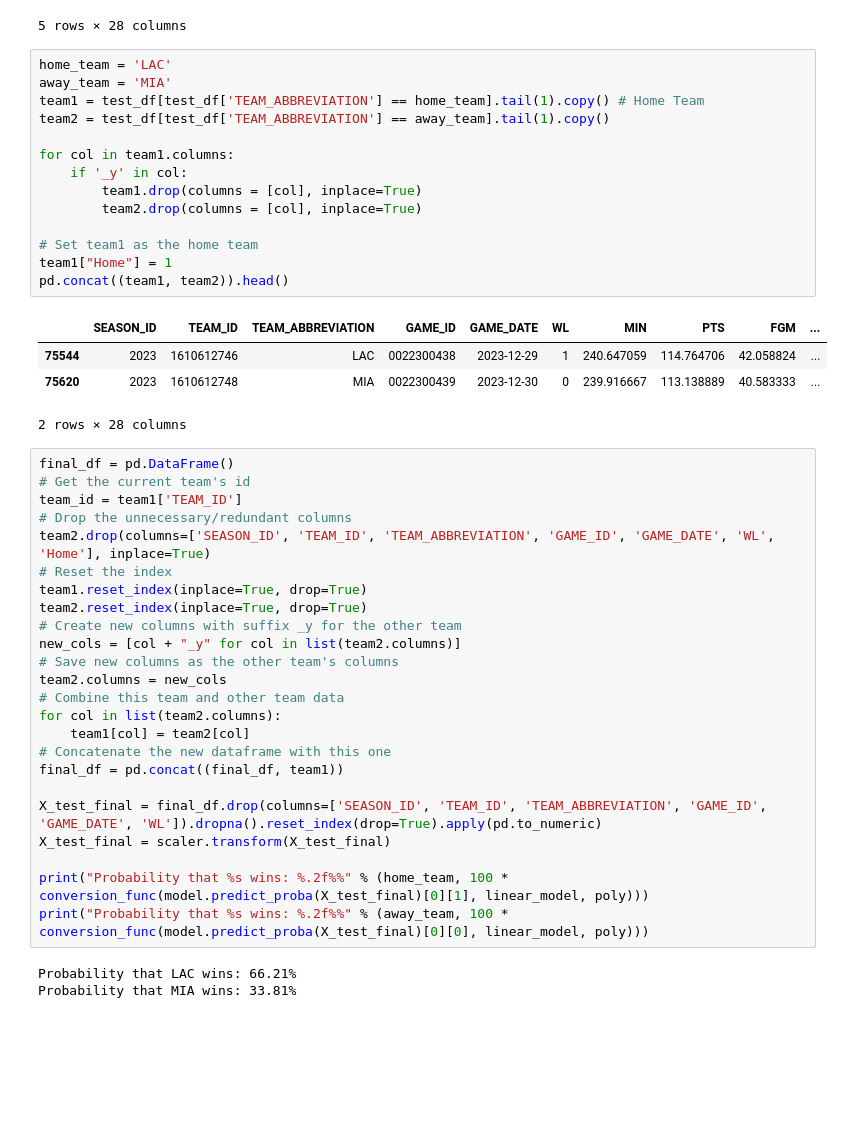
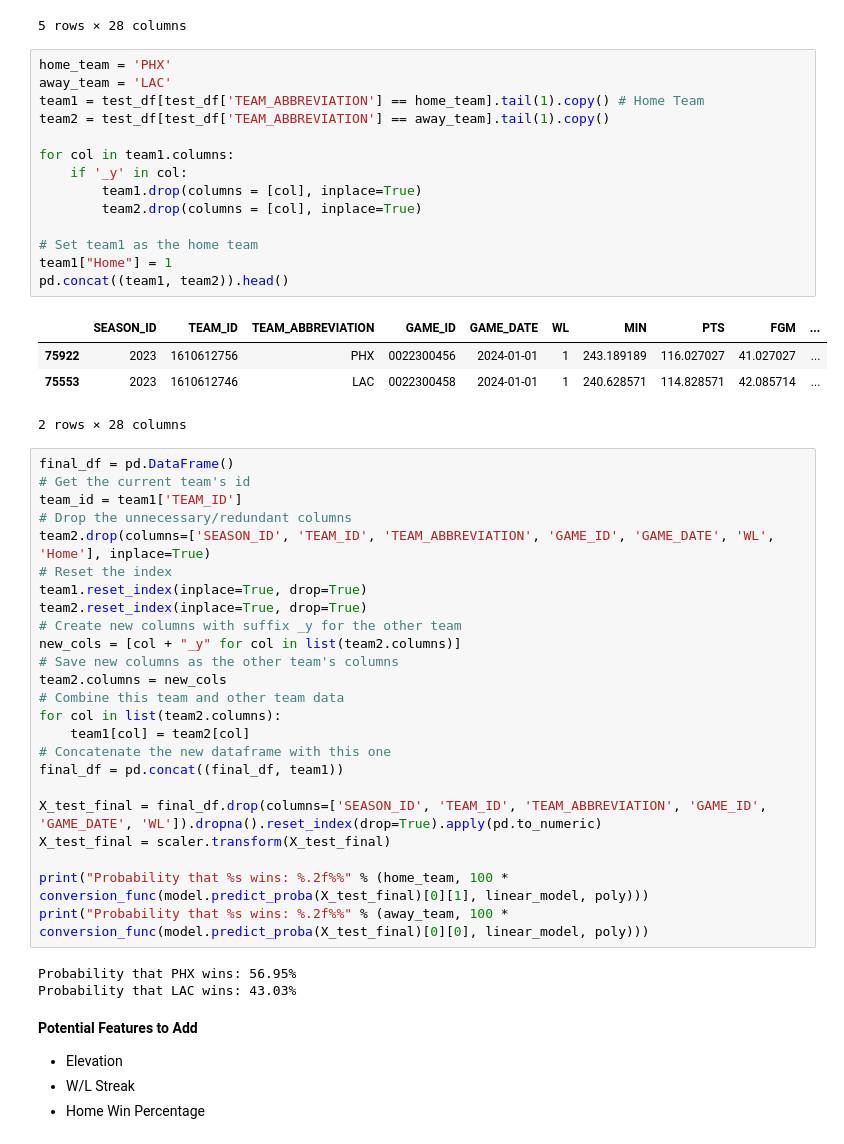
Before and after one commit to atticusdrex/nba-moneyline, a Jupyter notebook: ResearchNotebook.ipynb, the cells around one changed output. Cells and saved outputs as stored; diff of their text form; blank space fills up the shorter version.

```diff
--- a/ResearchNotebook.ipynb
+++ b/ResearchNotebook.ipynb
@@ -257,23 +257,23 @@ test_df.head()
 | 75190 | 2023 | 1610612737 | ATL | 0022300063 | 2023-10-25 | 0 | 239.400000 | 107.80 | 39.200000 | ... |
 5 rows × 28 columns
 # %%
-home_team = 'LAC'
-away_team = 'MIA'
+home_team = 'PHX'
+away_team = 'LAC'
 team1 = test_df[test_df['TEAM_ABBREVIATION'] == home_team].tail(1).copy() # Home Team
 team2 = test_df[test_df['TEAM_ABBREVIATION'] == away_team].tail(1).copy()
 
 for col in team1.columns:
     if '_y' in col:
         team1.drop(columns = [col], inplace=True)
         team2.drop(columns = [col], inplace=True)
 
 # Set team1 as the home team
 team1["Home"] = 1
 pd.concat((team1, team2)).head()
 # %% [output]
 |  | SEASON_ID | TEAM_ID | TEAM_ABBREVIATION | GAME_ID | GAME_DATE | WL | MIN | PTS | FGM | ... |
-| 75544 | 2023 | 1610612746 | LAC | 0022300438 | 2023-12-29 | 1 | 240.647059 | 114.764706 | 42.058824 | ... |
-| 75620 | 2023 | 1610612748 | MIA | 0022300439 | 2023-12-30 | 0 | 239.916667 | 113.138889 | 40.583333 | ... |
+| 75922 | 2023 | 1610612756 | PHX | 0022300456 | 2024-01-01 | 1 | 243.189189 | 116.027027 | 41.027027 | ... |
+| 75553 | 2023 | 1610612746 | LAC | 0022300458 | 2024-01-01 | 1 | 240.628571 | 114.828571 | 42.085714 | ... |
 2 rows × 28 columns
 # %%
 final_df = pd.DataFrame()
@@ -300,5 +300,10 @@ X_test_final = scaler.transform(X_test_final)
 print("Probability that %s wins: %.2f%%" % (home_team, 100 * conversion_func(model.predict_proba(X_test_final)[0][1], linear_model, poly)))
 print("Probability that %s wins: %.2f%%" % (away_team, 100 * conversion_func(model.predict_proba(X_test_final)[0][0], linear_model, poly)))
 # %% [output]
-Probability that LAC wins: 66.21%
-Probability that MIA wins: 33.81%
+Probability that PHX wins: 56.95%
+Probability that LAC wins: 43.03%
+# %% [markdown]
+**Potential Features to Add**
+- Elevation
+- W/L Streak
+- Home Win Percentage
```
Also changed, not shown: parts of 3 cells of this notebook, 2 other files.
